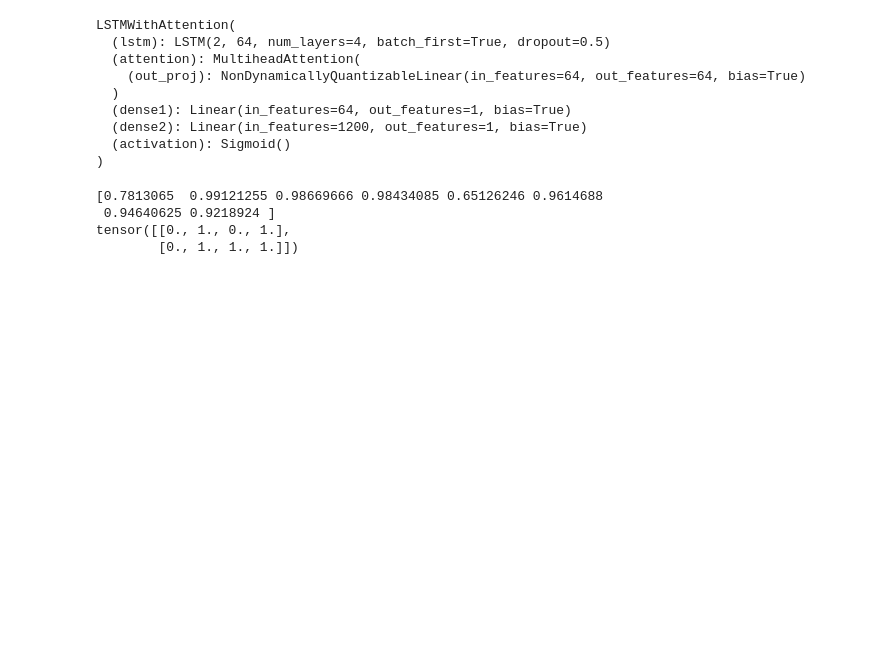
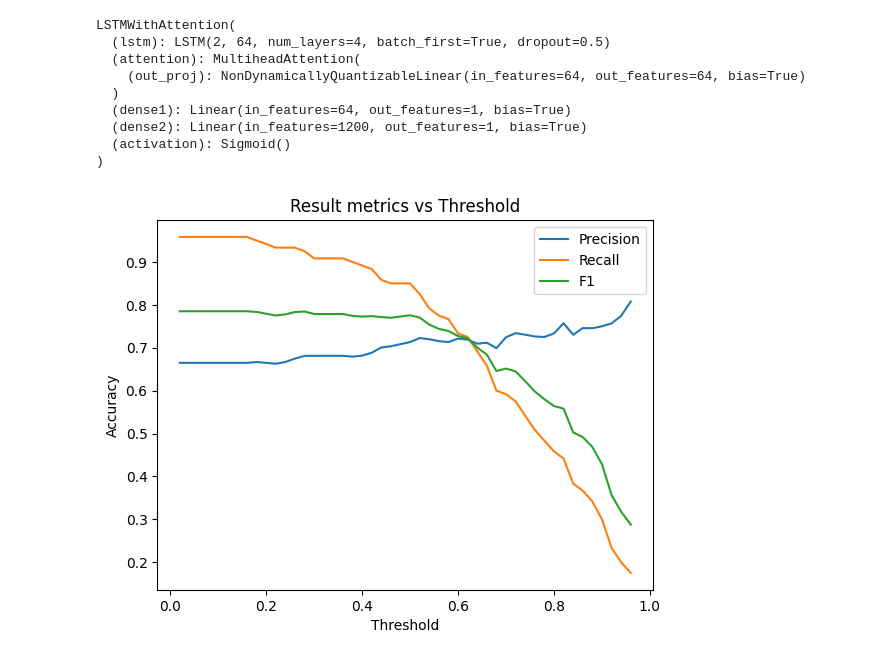
Before and after one commit to TomFiz/neuroforest, a Jupyter notebook: neuroforest-master/notebooks/analyze_trajectories.ipynb, the cells around one changed output. Drawn from its saved outputs; the diff is of its cells as text; code cells hidden in the pictures; blank space fills up the shorter version.

```diff
--- a/neuroforest-master/notebooks/analyze_trajectories.ipynb
+++ b/neuroforest-master/notebooks/analyze_trajectories.ipynb
@@ -91,6 +117,5 @@ ASRS scores: tensor([[ 0,  8,  5,  3],
 # %%
-test_batches, test_asrs = create_batches(dataloader_2024, "uniform", batch_size=batch_size)
-test_batches = test_batches[:, :, ::25]
+test_batches, test_asrs = create_batches(dataloader_2024, "uniform", batch_size=batch_size, subsample=True)
 test_HP_adhd = torch.Tensor((np.array(test_asrs) >= 4).astype(int))
 
 print(f"Test batches shape: {test_batches.shape}")
@@ -191,16 +224,31 @@ LSTMWithAttention(
   (dense2): Linear(in_features=1200, out_features=1, bias=True)
   (activation): Sigmoid()
 )
-# %%
-outputs = []
-for batch in range(test_batches.shape[0]):
-    x_test_batch = test_batches[batch]
-    outputs.append(model(x_test_batch).squeeze().detach().numpy())
-outputs = np.array(outputs).flatten()
-print(outputs)
-print(test_HP_adhd)
-# %% [output]
-[0.7813065  0.99121255 0.98669666 0.98434085 0.65126246 0.9614688
- 0.94640625 0.9218924 ]
-tensor([[0., 1., 0., 1.],
-        [0., 1., 1., 1.]])
+# %%
+outputs = []
+for batch in range(test_batches.shape[0]):
+    x_test_batch = test_batches[batch]
+    outputs.append(model(x_test_batch).squeeze().detach().numpy())
+outputs = np.array(outputs).flatten()
+test_HP_adhd = np.array(test_HP_adhd).flatten()
+threshold = np.arange(0.02, 0.98, 0.02)
+accuracy, precision, recall = [], [], []
+for t in threshold:
+    tp = np.sum((outputs > t) & (test_HP_adhd == 1))
+    tn = np.sum((outputs <= t) & (test_HP_adhd == 0))
+    fp = np.sum((outputs > t) & (test_HP_adhd == 0))
+    fn = np.sum((outputs <= t) & (test_HP_adhd == 1))
+    # print(f"TP : {tp}, TN : {tn}, FP : {fp}, FN : {fn}")
+    precision.append(tp / (tp + fp))
+    recall.append(tp / (tp + fn))
+f1 = 2 * np.array(precision) * np.array(recall) / (np.array(precision) + np.array(recall))
+plt.plot(threshold, precision, label = 'Precision')
+plt.plot(threshold, recall, label = 'Recall')
+plt.plot(threshold, f1, label = 'F1')
+plt.xlabel('Threshold')
+plt.ylabel('Accuracy')
+plt.title('Result metrics vs Threshold')
+plt.legend()
+plt.show()
+# %% [output]
+[figure, added]
```
Also changed, not shown: parts of 5 cells of this notebook.
